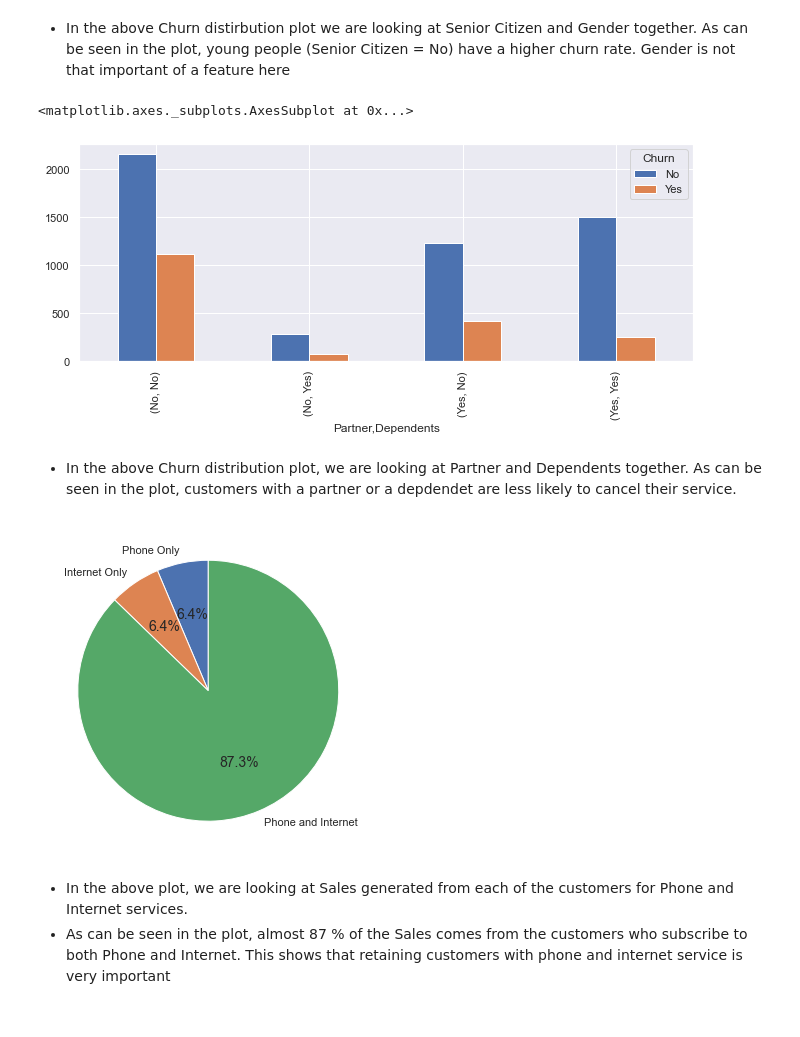
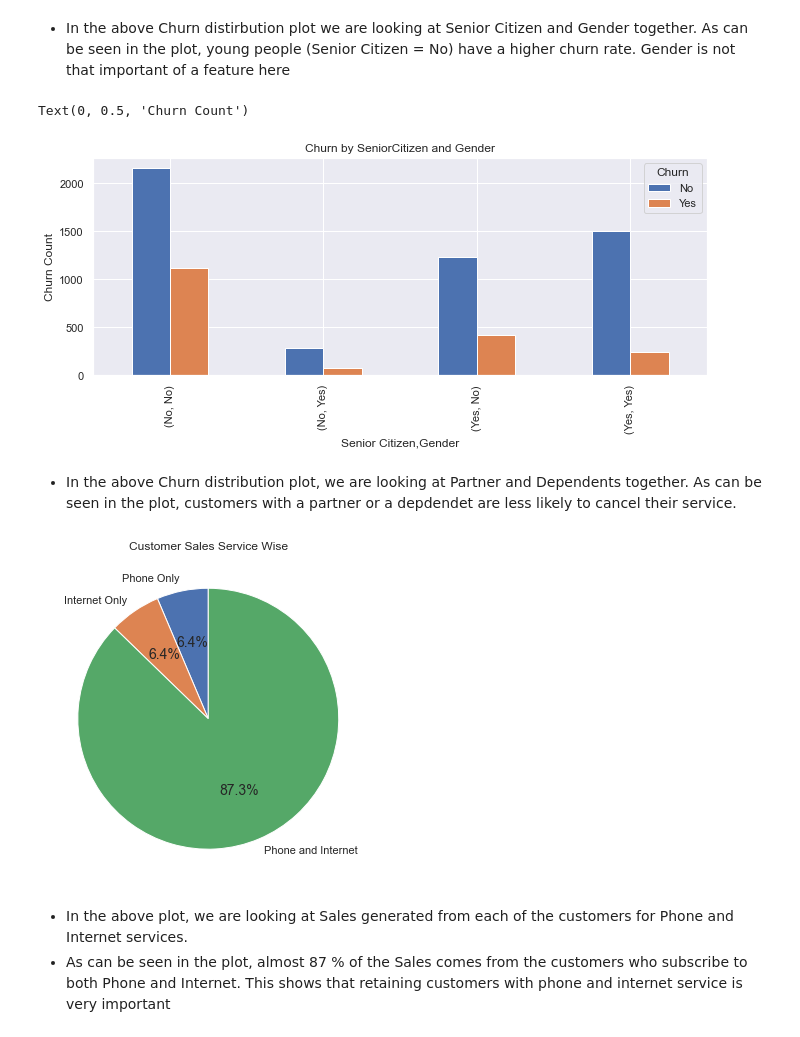
Before and after one commit to lijjumathew/MSDS-Machine-Learning-1-Project, a Jupyter notebook: Code/UnifiedTelco.ipynb, the cells around one changed output. Saved outputs shown, nothing was run; the diff lists cells and outputs as text; code cells hidden in the pictures.

```diff
--- a/Code/UnifiedTelco.ipynb
+++ b/Code/UnifiedTelco.ipynb
@@ -227,9 +229,12 @@ churn_service.plot(kind='bar')
 # %%
 churn_service = pd.crosstab([df['Partner'],df['Dependents']], df.Churn)
 churn_service.plot(kind='bar')
+plt.title('Churn by SeniorCitizen and Gender')
+plt.xlabel('Senior Citizen,Gender')
+plt.ylabel('Churn Count')
 # %% [output]
-<matplotlib.axes._subplots.AxesSubplot at 0x...>
+Text(0, 0.5, 'Churn Count')
-[figure, old version]
+[figure, new version]
 # %% [markdown]
  - In the above Churn distribution plot, we are looking at Partner and Dependents together. As can be seen in the plot, customers with a partner or a depdendet are less likely to cancel their service.
 # %%
@@ -258,12 +263,13 @@ def make_pie_chart(data, labels, font_size=10, fig_sizes=[6.0, 4.0], save_fig=Fa
     ax.pie(data, labels=labels, startangle=90, autopct='%1.1f%%')
     if save_fig == True:
         plt.savefig(file_name)
+    plt.title('Customer Sales Service Wise')
     plt.show()
     return None
 
 make_pie_chart(services, labels, 14, [10, 6], True)
 # %% [output]
-[figure, old version]
+[figure, new version]
 # %% [markdown]
 - In the above plot, we are looking at Sales generated from each of the customers for Phone and Internet services.
 - As can be seen in the plot, almost 87 % of the Sales comes from the customers who subscribe to both Phone and Internet. This shows that retaining customers with phone and internet service is very important
```
Also changed, not shown: parts of 7 cells of this notebook.
